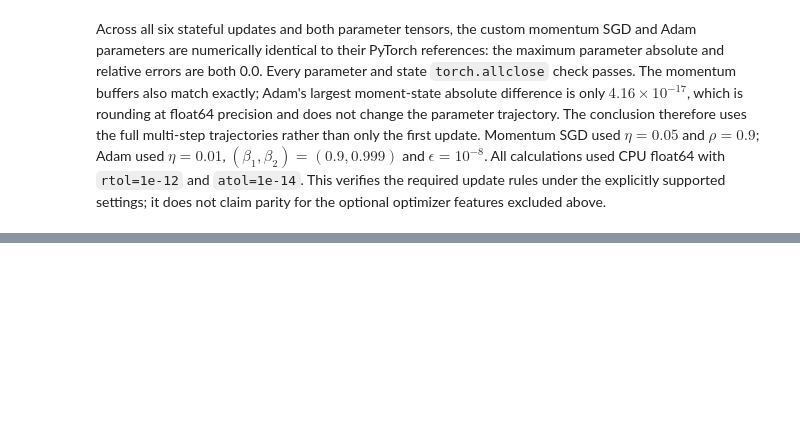
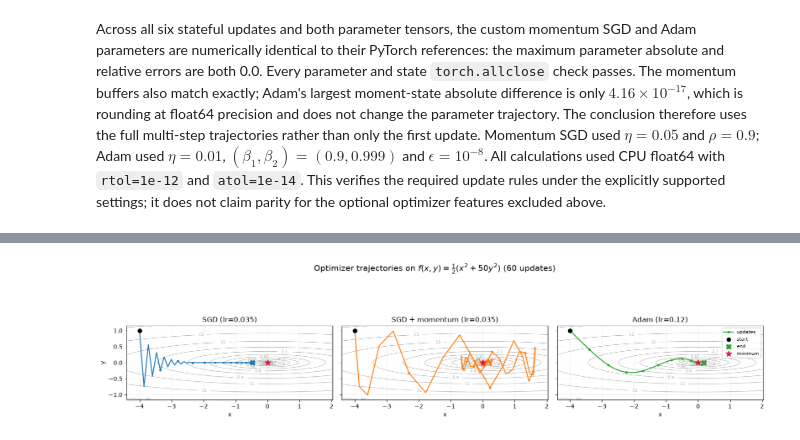
Before and after one commit to LahiruMJ11/CNN-with-CIFAR10, a Jupyter notebook: CNN with CIFAR10.ipynb, the cells around one changed output, grey strips where cells are left out. Cells and saved outputs as stored; diff of their text form; code cells hidden in the pictures; blank space fills up the shorter version.

Commit message:
optimizer trajectories  2-(b)

```diff
--- a/CNN with CIFAR10.ipynb
+++ b/CNN with CIFAR10.ipynb
@@ -1417,0 +1493,20 @@ Across all six stateful updates and both parameter tensors, the custom momentum
+# %%
+task2b_records = []
+for name, settings in task2b_optimizer_settings.items():
+    final_x, final_y = task2b_trajectories[name][-1]
+    final_gradient_norm = np.hypot(final_x, 50.0 * final_y)
+    task2b_records.append(
+        {
+            "optimizer": name,
+            "learning rate": settings["learning rate"],
+            "other settings": settings["other settings"],
+            "updates": TASK2B_STEPS,
+            "final x": final_x,
+            "final y": final_y,
+            "final objective": task2b_objectives[name][-1],
+            "final gradient norm": final_gradient_norm,
+        }
+    )
+
+task2b_results = pd.DataFrame(task2b_records).set_index("optimizer")
+task2b_results
@@ -1417,0 +1519,51 @@ Across all six stateful updates and both parameter tensors, the custom momentum
+# %%
+all_task2b_points = np.concatenate(list(task2b_trajectories.values()), axis=0)
+x_limits = (
+    min(-0.5, all_task2b_points[:, 0].min() - 0.4),
+    max(0.5, all_task2b_points[:, 0].max() + 0.4),
+)
+y_extent = max(1.15, np.abs(all_task2b_points[:, 1]).max() + 0.15)
+y_limits = (-y_extent, y_extent)
+grid_x = np.linspace(*x_limits, 500)
+grid_y = np.linspace(*y_limits, 500)
+X, Y = np.meshgrid(grid_x, grid_y)
+Z = 0.5 * (X**2 + 50.0 * Y**2)
+contour_levels = np.geomspace(0.01, 40.0, 14)
+trajectory_colors = {
+    "SGD": "tab:blue",
+    "SGD + momentum": "tab:orange",
+    "Adam": "tab:green",
+}
+
+fig, axes = plt.subplots(1, 3, figsize=(16, 4.2), sharex=True, sharey=True)
+for axis, (name, trajectory) in zip(axes, task2b_trajectories.items()):
+    contours = axis.contour(
+        X, Y, Z, levels=contour_levels, colors="0.72", linewidths=0.8
+    )
+    axis.clabel(contours, inline=True, fontsize=7, fmt="%.2g")
+    color = trajectory_colors[name]
+    axis.plot(
+        trajectory[:, 0], trajectory[:, 1], color=color, linewidth=1.6,
+        marker="o", markersize=3, markevery=5, label="updates",
+    )
+    axis.scatter(*trajectory[0], color="black", s=45, zorder=4, label="start")
+    axis.scatter(
+        *trajectory[-1], color=color, marker="X", s=75, zorder=5, label="end"
+    )
+    axis.scatter(0, 0, color="crimson", marker="*", s=110, zorder=5, label="minimum")
+    axis.set(
+        title=f"{name} (lr={task2b_optimizer_settings[name]['learning rate']})",
+        xlabel="x", xlim=x_limits, ylim=y_limits,
+    )
+    axis.set_aspect("equal", adjustable="box")
+    axis.grid(alpha=0.2)
+axes[0].set_ylabel("y")
+axes[-1].legend(loc="upper right", fontsize=8)
+fig.suptitle(
+    r"Optimizer trajectories on $f(x,y)=\frac{1}{2}(x^2+50y^2)$ (60 updates)",
+    fontsize=14,
+)
+fig.tight_layout(rect=(0, 0, 1, 0.93))
+plt.show()
+# %% [output]
+[figure, added]
```
Also changed, not shown: parts of 7 cells of this notebook.
